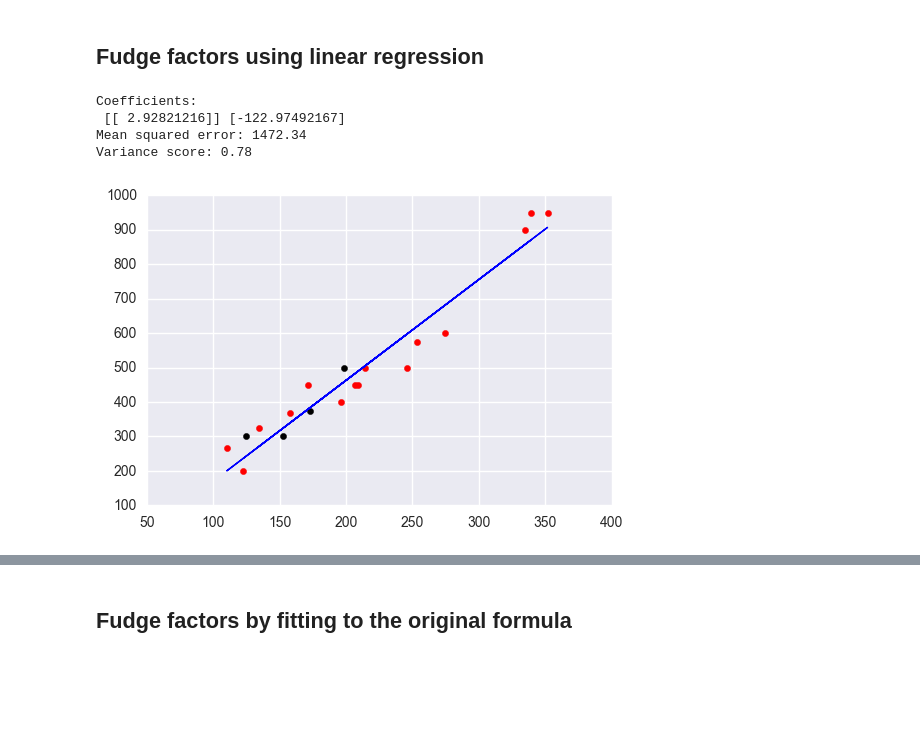
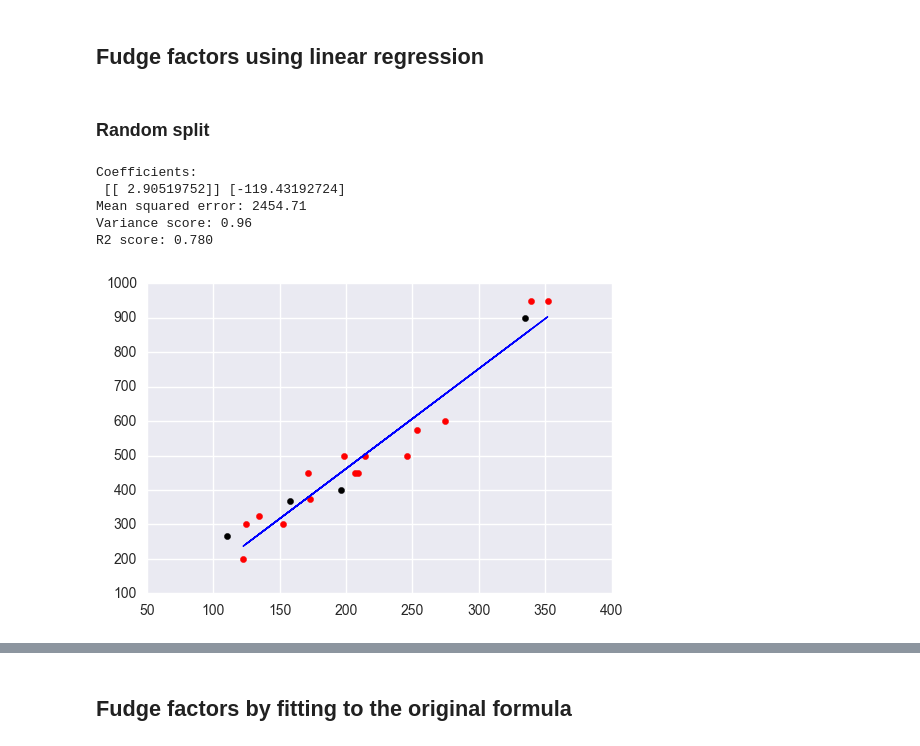
Before and after one commit to lingxz/climathon2016, a Jupyter notebook: sensors-colocation.ipynb, the cells around one changed output, grey strips where cells are left out. Saved outputs shown, nothing was run; the diff lists cells and outputs as text; code cells hidden in the pictures; blank space fills up the shorter version.

Commit message:
add chronological split and r2 value for test data

```diff
--- a/sensors-colocation.ipynb
+++ b/sensors-colocation.ipynb
@@ -168,39 +147,45 @@ Probability that they belong to the same distribution (KS p-value):  0.956292329
 # %% [markdown]
 ## Fudge factors using linear regression
+# %% [markdown]
+### Random split
 # %%
 # drop nan values for our use
 ds_merged_temp = ds_merged.to_dataframe().dropna(subset=['kings_co'])
 
 # split the data into training and test sets
 kings_train, kings_test, co_train, co_test = train_test_split(ds_merged_temp.kings_co, ds_merged_temp.co_ppb, test_size=0.2)
 
 # convenience function for reshaping for use in sklearn linear regression
 def reshape(xarray_col):
     return xarray_col.values.reshape((len(xarray_col.values), 1))
 
+
+# probably should refactor this into a function...
 # Create linear regression object
 regr = linear_model.LinearRegression()
 
 # Train the model using the training sets
 regr.fit(reshape(co_train), reshape(kings_train))
 # co_train.values.shape
 # The coefficients
 print('Coefficients: \n', regr.coef_, regr.intercept_)
 # The mean squared error
 print("Mean squared error: %.2f"
       % np.mean((regr.predict(reshape(co_test)) - reshape(kings_test)) ** 2))
 # Explained variance score: 1 is perfect prediction
 print('Variance score: %.2f' % regr.score(reshape(co_test), reshape(kings_test)))
-
+scores = cross_val_score(regr, reshape(co_test), reshape(kings_test), scoring='r2')
+print("R2 score: %.3f" % scores[0])
 
 plt.scatter(co_test, kings_test,  color='black')
 plt.scatter(co_train, kings_train, color='red')
 plt.plot(reshape(co_train), regr.predict(reshape(co_train)), color='blue',
          linewidth=1)
 plt.show()
 # %% [output]
 Coefficients:
- [[ 2.92821216]] [-122.97492167]
-Mean squared error: 1472.34
-Variance score: 0.78
+ [[ 2.90519752]] [-119.43192724]
+Mean squared error: 2454.71
+Variance score: 0.96
+R2 score: 0.780
-[figure, old version]
+[figure, new version]
```
Also changed, not shown: parts of 10 cells of this notebook.
